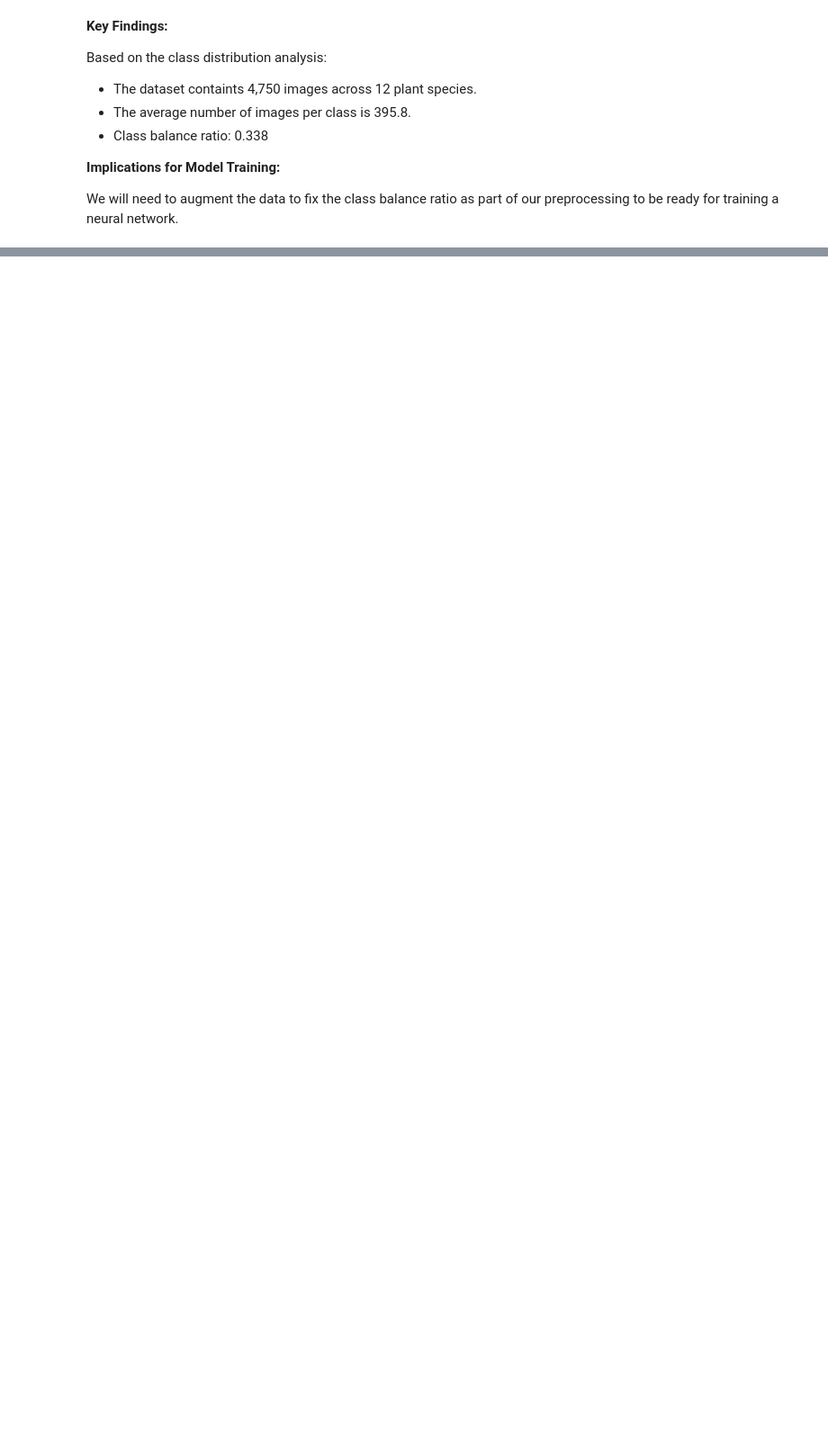
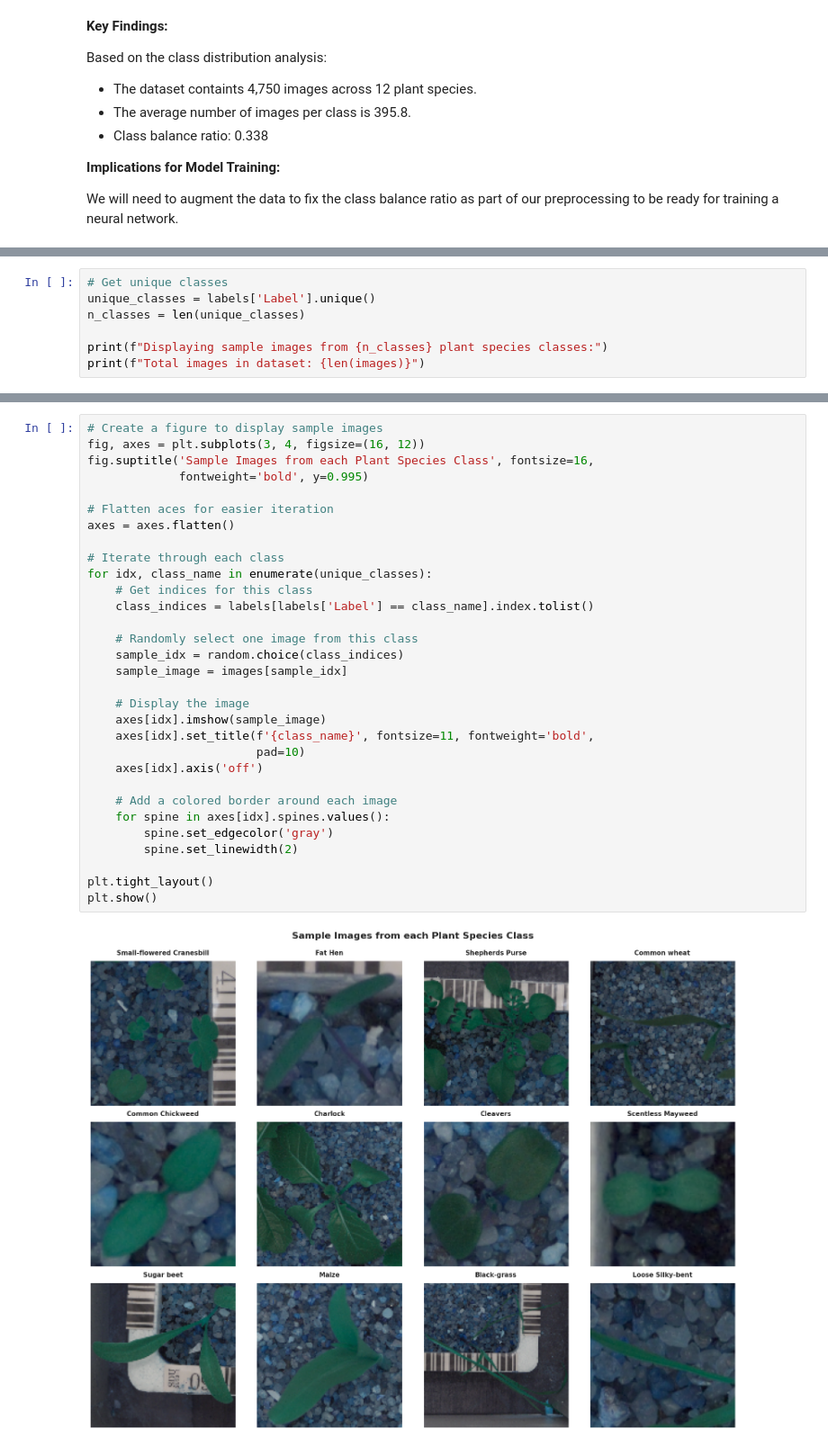
Before and after one commit to smmurdock/Neural-Network-Seedling-Images, a Jupyter notebook: D604_Task_1_Neural_Network.ipynb, the cells around one changed output, grey strips where cells are left out. Shown at 90% size. Saved outputs shown, nothing was run; the diff lists cells and outputs as text; blank space fills up the shorter version.

Commit message:
Add B1b. Sample Images of each species

```diff
--- a/D604_Task_1_Neural_Network.ipynb
+++ b/D604_Task_1_Neural_Network.ipynb
@@ -196,0 +206,7 @@ We will need to augment the data to fix the class balance ratio as part of our p
+# %%
+# Get unique classes
+unique_classes = labels['Label'].unique()
+n_classes = len(unique_classes)
+
+print(f"Displaying sample images from {n_classes} plant species classes:")
+print(f"Total images in dataset: {len(images)}")
@@ -196,0 +216,33 @@ We will need to augment the data to fix the class balance ratio as part of our p
+# %%
+# Create a figure to display sample images
+fig, axes = plt.subplots(3, 4, figsize=(16, 12))
+fig.suptitle('Sample Images from each Plant Species Class', fontsize=16,
+             fontweight='bold', y=0.995)
+
+# Flatten aces for easier iteration
+axes = axes.flatten()
+
+# Iterate through each class
+for idx, class_name in enumerate(unique_classes):
+    # Get indices for this class
+    class_indices = labels[labels['Label'] == class_name].index.tolist()
+
+    # Randomly select one image from this class
+    sample_idx = random.choice(class_indices)
+    sample_image = images[sample_idx]
+
+    # Display the image
+    axes[idx].imshow(sample_image)
+    axes[idx].set_title(f'{class_name}', fontsize=11, fontweight='bold',
+                        pad=10)
+    axes[idx].axis('off')
+
+    # Add a colored border around each image
+    for spine in axes[idx].spines.values():
+        spine.set_edgecolor('gray')
+        spine.set_linewidth(2)
+
+plt.tight_layout()
+plt.show()
+# %% [output]
+[figure, added]
```
Also changed, not shown: parts of 9 cells of this notebook.
